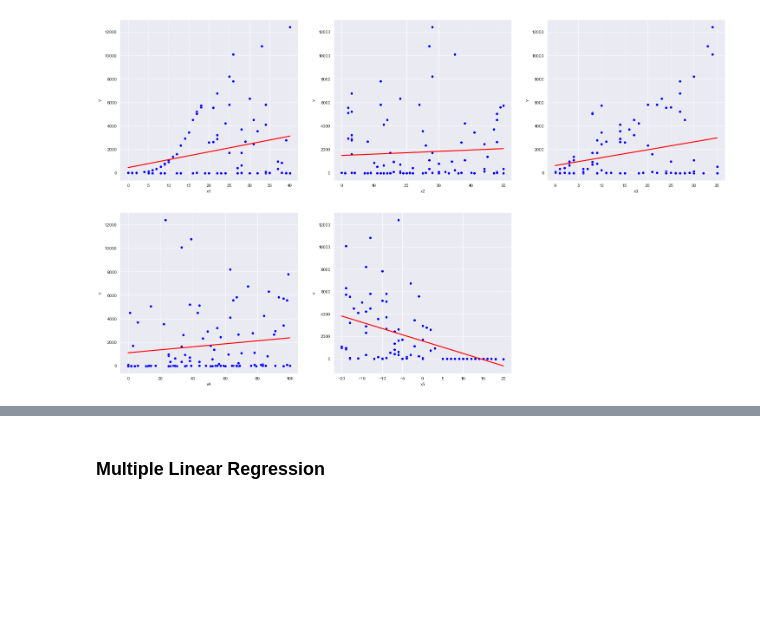
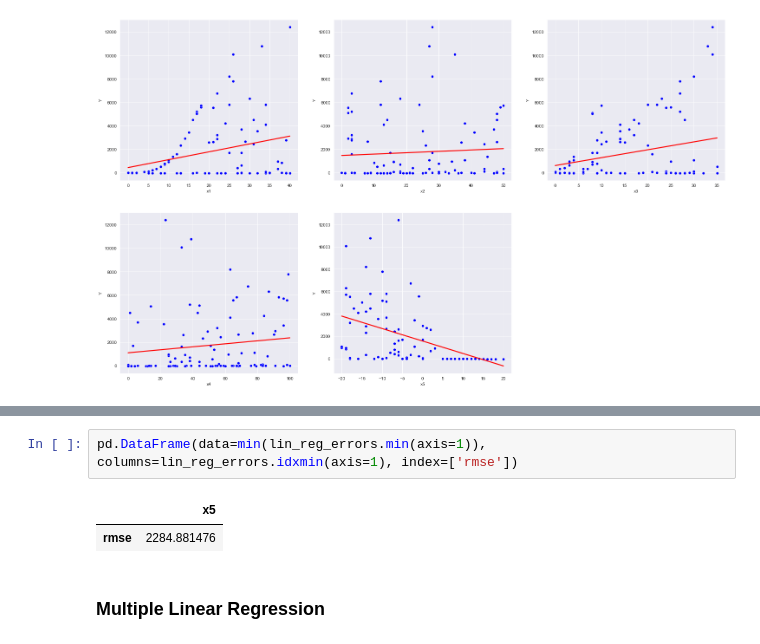
Before and after one commit to sahinozan/CE475-Project, a Jupyter notebook: project.ipynb, the cells around one changed output, grey strips where cells are left out. Saved outputs shown, nothing was run; the diff lists cells and outputs as text; blank space fills up the shorter version.

```diff
--- a/project.ipynb
+++ b/project.ipynb
@@ -153,6 +152,11 @@ errors.sort_values(by='rmse', axis=1, ascending=True)
 # %% [output]
 |  | x5 | x1 | x3 | x4 | x2 |
 | rmse | 2284.881476 | 2558.030689 | 2567.476732 | 2609.239499 | 2650.673638 |
+# %%
+pd.DataFrame(data=min(lin_reg_errors.min(axis=1)), columns=lin_reg_errors.idxmin(axis=1), index=['rmse'])
+# %% [output]
+|  | x5 |
+| rmse | 2284.881476 |
 # %% [markdown]
 ### Multiple Linear Regression
 # %%
```
Also changed, not shown: parts of 10 cells of this notebook.
